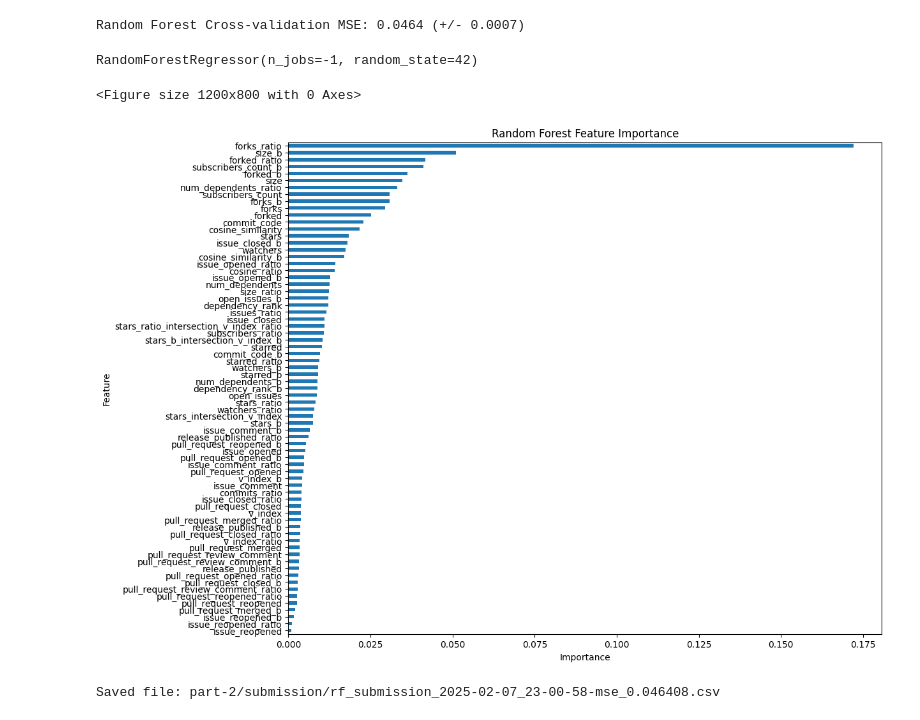
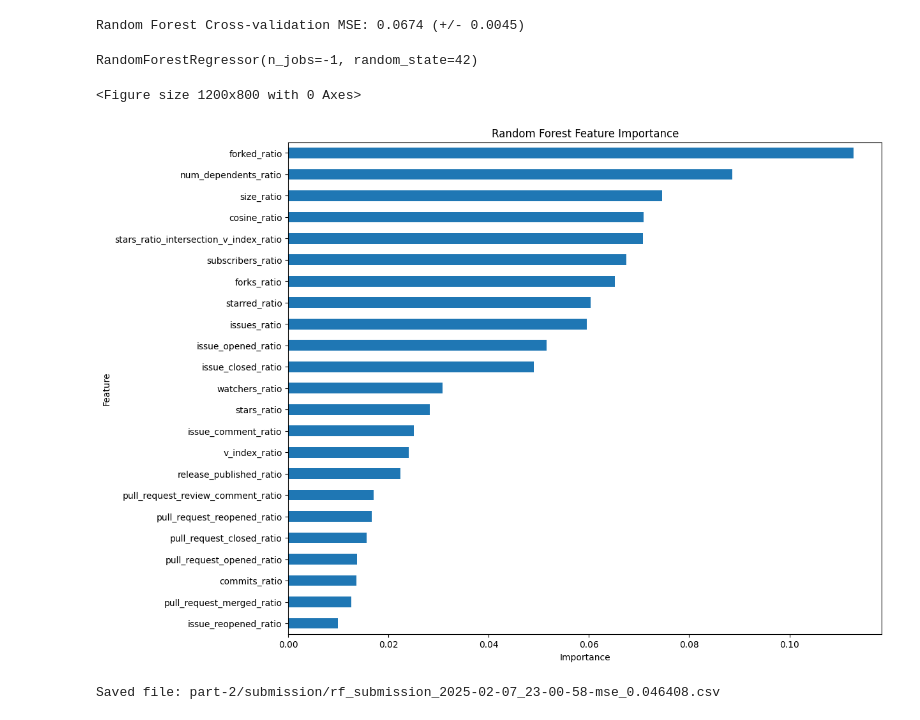
Before and after one commit to Jake-Song/deepfunding-prediction, a Jupyter notebook: RF.ipynb, the cells around one changed output. Saved outputs shown, nothing was run; the diff lists cells and outputs as text; code cells hidden in the pictures.

```diff
--- a/RF.ipynb
+++ b/RF.ipynb
@@ -92,8 +92,10 @@ features = [
    "dependency_rank_b",
    "num_dependents_ratio",
 ]
+# %%
+ratio_features = [feature for feature in features if "ratio" in feature]
 # %%
-X = df_train[features].to_numpy()
+X = df_train[ratio_features].to_numpy()
 y = df_train["weight_a"].to_numpy()
 # %%
 from sklearn.ensemble import RandomForestRegressor
@@ -134,7 +136,7 @@ std_mse = cv_scores.std()
 
 print(f"Random Forest Cross-validation MSE: {mean_mse:.4f} (+/- {std_mse:.4f})")
 # %% [output]
-Random Forest Cross-validation MSE: 0.0464 (+/- 0.0007)
+Random Forest Cross-validation MSE: 0.0674 (+/- 0.0045)
 # %%
 # Train final model on entire dataset
 rf_final = RandomForestRegressor(**rf_params)
@@ -150,20 +152,20 @@ test_predictions = pd.Series(test_predictions).round(6).clip(0)
 # %%
 from matplotlib import pyplot as plt
 # Plot feature importance
 plt.figure(figsize=(12, 8))
 feature_importance = pd.DataFrame({
-    'feature': features,
+    'feature': ratio_features,
     'importance': rf_final.feature_importances_
 })
 feature_importance = feature_importance.sort_values('importance', ascending=True)
 feature_importance.plot.barh(x='feature', y='importance', legend=False, figsize=(12, 10))
 plt.xlabel('Importance')
 plt.ylabel('Feature')
 plt.title('Random Forest Feature Importance')
 plt.show()
 # %% [output]
 <Figure size 1200x800 with 0 Axes>
-[figure, old version]
+[figure, new version]
 # %%
 import datetime
 # Save submission
```
Also changed, not shown: parts of 2 cells of this notebook, 4 other files.
